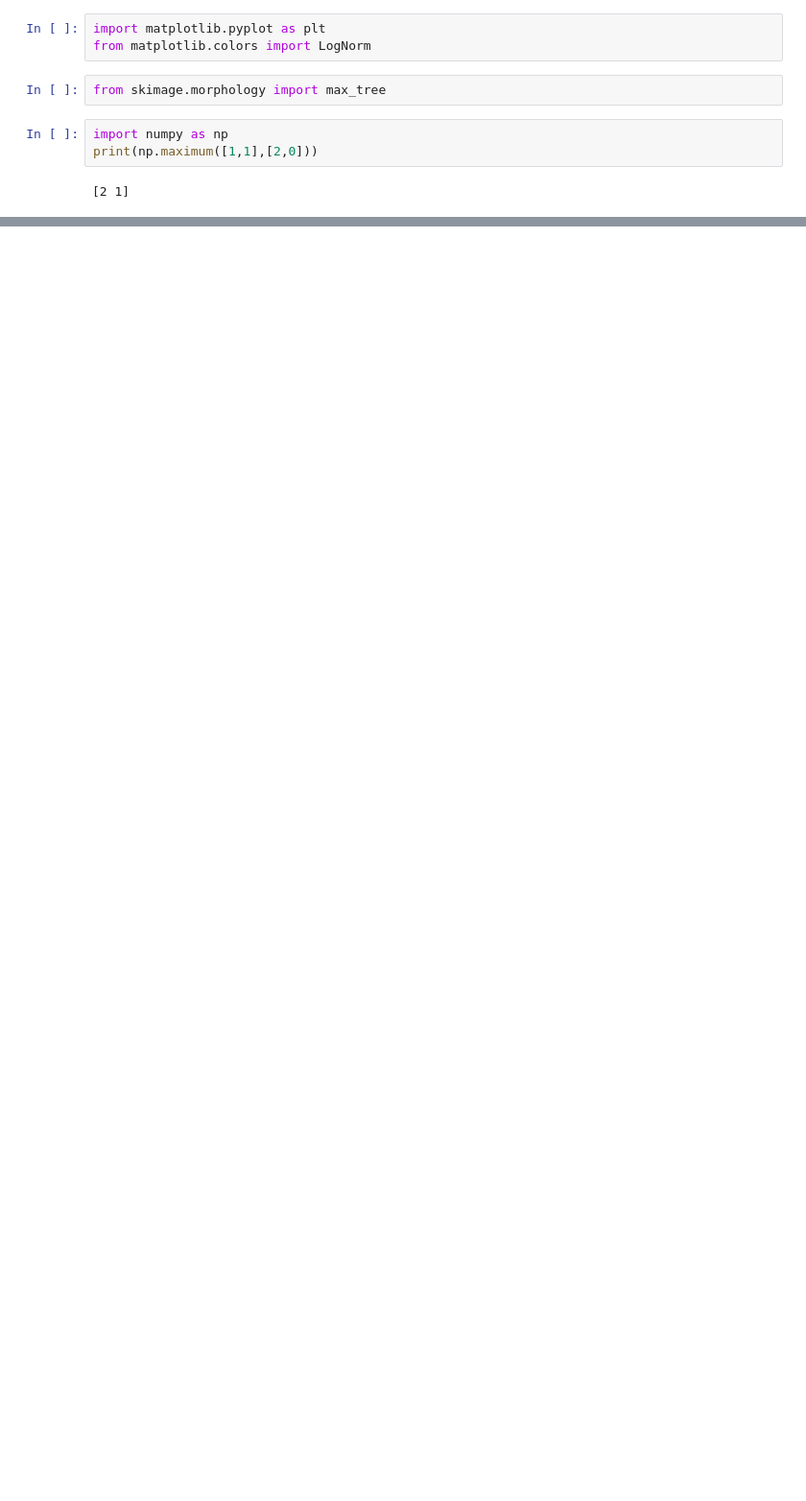
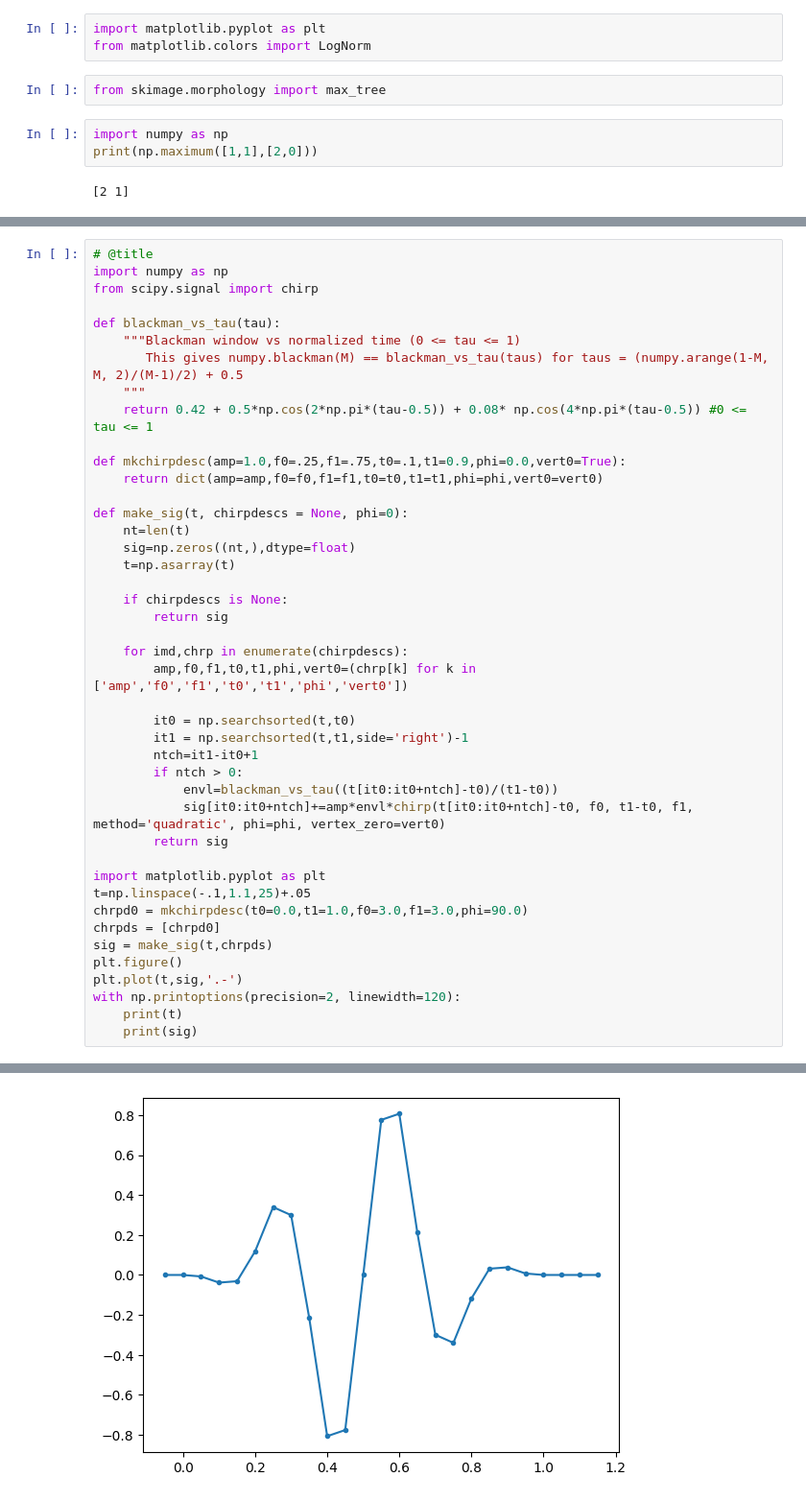
Before and after one commit to nacrocker/automated-segmentation, a Jupyter notebook: maxtree_tests_with_synthetic_data_and_noise.ipynb, the cells around one changed output, grey strips where cells are left out. Shown: that part at 96% size. Saved outputs shown, nothing was run; the diff lists cells and outputs as text; blank space fills up the shorter version.

```diff
--- a/maxtree_tests_with_synthetic_data_and_noise.ipynb
+++ b/maxtree_tests_with_synthetic_data_and_noise.ipynb
@@ -59,0 +194,44 @@ print(np.maximum([1,1],[2,0]))
+# %%
+# @title
+import numpy as np
+from scipy.signal import chirp
+
+def blackman_vs_tau(tau):
+    """Blackman window vs normalized time (0 <= tau <= 1)
+       This gives numpy.blackman(M) == blackman_vs_tau(taus) for taus = (numpy.arange(1-M, M, 2)/(M-1)/2) + 0.5
+    """
+    return 0.42 + 0.5*np.cos(2*np.pi*(tau-0.5)) + 0.08* np.cos(4*np.pi*(tau-0.5)) #0 <= tau <= 1
+
+def mkchirpdesc(amp=1.0,f0=.25,f1=.75,t0=.1,t1=0.9,phi=0.0,vert0=True):
+    return dict(amp=amp,f0=f0,f1=f1,t0=t0,t1=t1,phi=phi,vert0=vert0)
+
+def make_sig(t, chirpdescs = None, phi=0):
+    nt=len(t)
+    sig=np.zeros((nt,),dtype=float)
+    t=np.asarray(t)
+
+    if chirpdescs is None:
+        return sig
+
+    for imd,chrp in enumerate(chirpdescs):
+        amp,f0,f1,t0,t1,phi,vert0=(chrp[k] for k in ['amp','f0','f1','t0','t1','phi','vert0'])
+
+        it0 = np.searchsorted(t,t0)
+        it1 = np.searchsorted(t,t1,side='right')-1
+        ntch=it1-it0+1
+        if ntch > 0:
+            envl=blackman_vs_tau((t[it0:it0+ntch]-t0)/(t1-t0))
+            sig[it0:it0+ntch]+=amp*envl*chirp(t[it0:it0+ntch]-t0, f0, t1-t0, f1, method='quadratic', phi=phi, vertex_zero=vert0)
+        return sig
+
+import matplotlib.pyplot as plt
+t=np.linspace(-.1,1.1,25)+.05
+chrpd0 = mkchirpdesc(t0=0.0,t1=1.0,f0=3.0,f1=3.0,phi=90.0)
+chrpds = [chrpd0]
+sig = make_sig(t,chrpds)
+plt.figure()
+plt.plot(t,sig,'.-')
+with np.printoptions(precision=2, linewidth=120):
+    print(t)
+    print(sig)
+# %% [output]
@@ -59,0 +244 @@ print(np.maximum([1,1],[2,0]))
+[figure, added]
```
Also changed, not shown: parts of 11 cells of this notebook.
